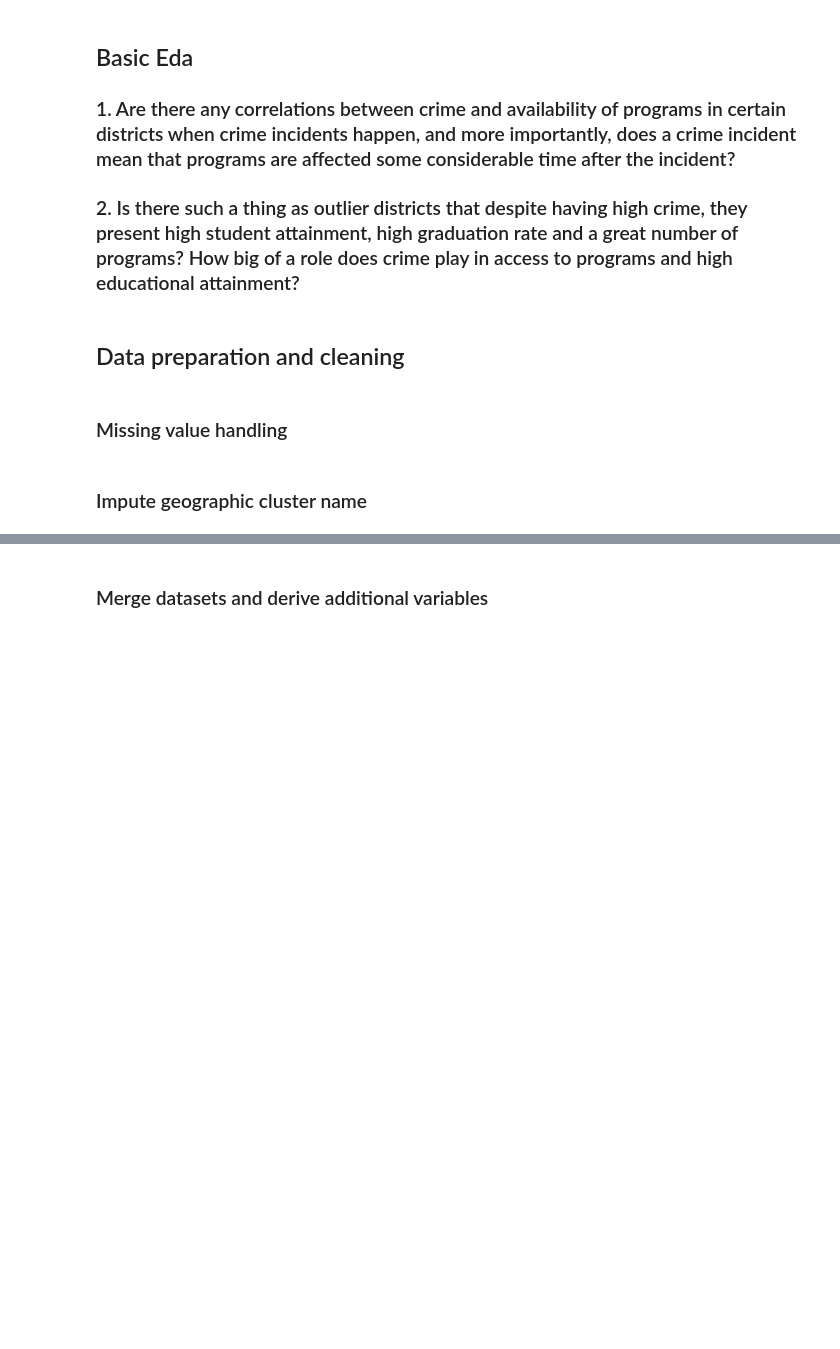
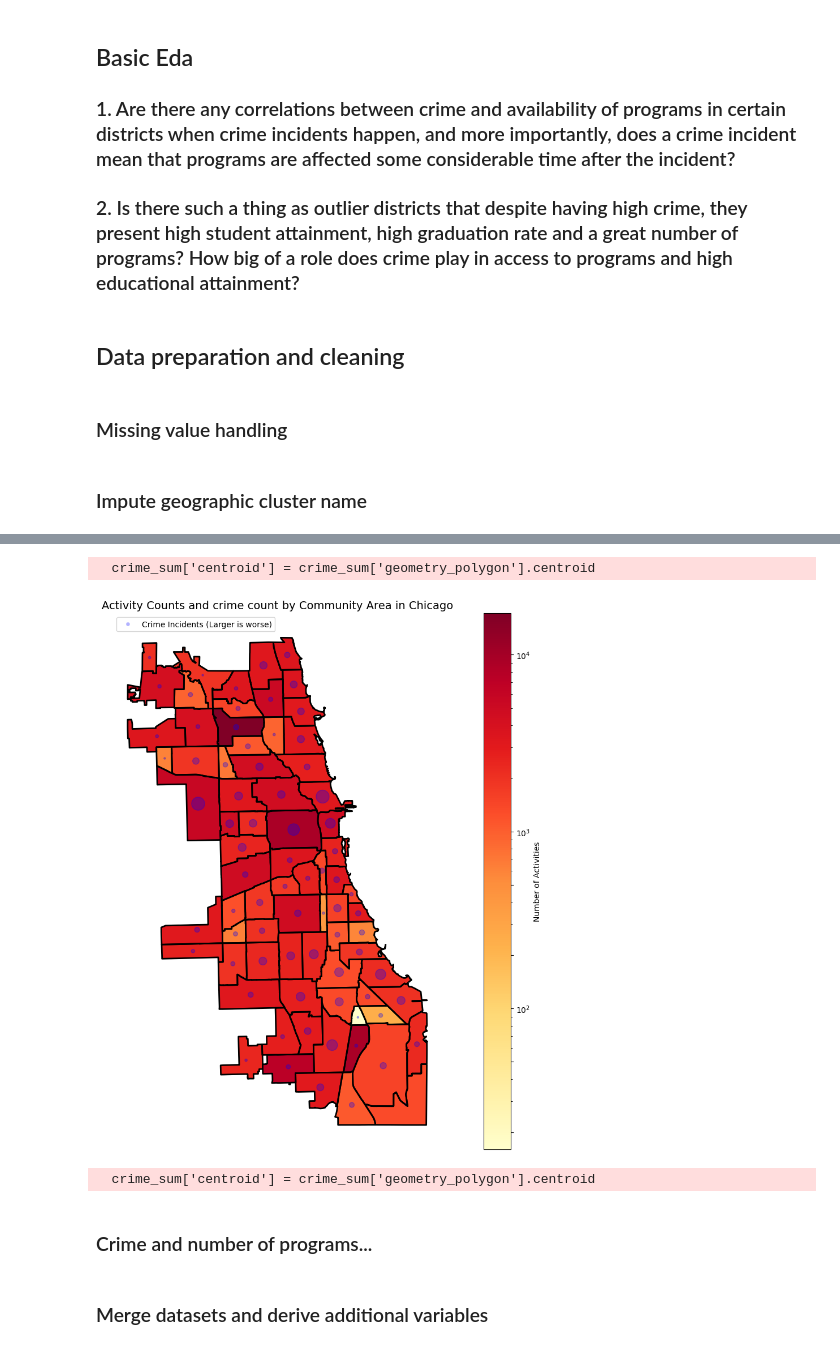
Before and after one commit to haydensterling05/STAT_303-1_Final_Project, a Jupyter notebook: proj.ipynb, the cells around one changed output, grey strips where cells are left out. Saved outputs shown, nothing was run; the diff lists cells and outputs as text; code cells hidden in the pictures; blank space fills up the shorter version.

```diff
--- a/proj.ipynb
+++ b/proj.ipynb
@@ -87,0 +80,63 @@ dtype: object
+# %%
+community_counts = points_with_labels.groupby('community').size().reset_index(name='count')
+
+from shapely import wkt
+community_gdf = community_counts.merge(points_with_labels, how='left', on='community').drop_duplicates(subset='community')[['community', 'count', 'geometry_polygon']]
+community_gdf = gpd.GeoDataFrame(community_gdf, geometry='geometry_polygon')
+
+# Create the plot
+fig, ax = plt.subplots(figsize=(15, 10))
+
+from matplotlib.colors import LogNorm
+
+# Plot the choropleth with logarithmic normalization
+community_gdf.plot(
+    column='count',
+    ax=ax,
+    legend=True,
+    legend_kwds={
+        'label': 'Number of Activities',
+        'orientation': 'vertical',
+        'ticks': [1, 2, 5, 10, 20, 50, 100, 200, 500, 1000, 10000]  # Custom tick locations
+    },
+    missing_kwds={'color': 'lightgrey'},
+    cmap='YlOrRd',
+    norm=LogNorm()
+)
+
+
+geometry = [Point(xy) for xy in zip(crime['longitude'], crime['latitude'])]
+crime_gdf_points = gpd.GeoDataFrame(crime, geometry=geometry)
+crime_gdf_points.set_crs(epsg=4326, inplace=True)
+crime_points_with_labels = gpd.sjoin(crime_gdf_points, shp_file, how='left', predicate='within')
+crime_sum = crime_points_with_labels.groupby('community').size().reset_index(name='count')
+crime_sum = crime_sum.merge(crime_points_with_labels, how='left', on='community').drop_duplicates(subset='community')[['community', 'count', 'geometry_polygon']]
+crime_sum = gpd.GeoDataFrame(crime_sum, geometry='geometry_polygon', crs="EPSG:4326")
+crime_sum['centroid'] = crime_sum['geometry_polygon'].centroid
+crime_sum.set_geometry('centroid',inplace=True)
+crime_sum.plot(
+    ax=ax,
+    color='blue',
+    alpha=0.3,
+    marker='.',
+    markersize=crime_sum['count'] * 20,
+)
+shp_file.plot(ax=ax, facecolor='none', edgecolor='black', linewidth=2)
+from matplotlib.lines import Line2D
+legend_elements = [Line2D([0], [0], marker='.', color='w',
+                         markerfacecolor='blue', markersize=10, alpha=0.3,
+                         label='Crime Incidents (Larger is worse)')]
+ax.legend(handles=legend_elements, loc='upper left')
+plt.title('Activity Counts and crime count by Community Area in Chicago', fontsize=14)
+ax.set_axis_off()
+plt.tight_layout()
+# %% [output]
+  crime_sum['centroid'] = crime_sum['geometry_polygon'].centroid
+[figure, added]
+# %%
+crime_sum = crime_points_with_labels.groupby('community').size().reset_index(name='count')
+crime_sum = crime_sum.merge(crime_points_with_labels, how='left', on='community').drop_duplicates(subset='community')[['community', 'count', 'geometry_polygon']]
+crime_sum = gpd.GeoDataFrame(crime_sum, geometry='geometry_polygon', crs="EPSG:4326")
+crime_sum['centroid'] = crime_sum['geometry_polygon'].centroid
+# %% [output]
+  crime_sum['centroid'] = crime_sum['geometry_polygon'].centroid
@@ -88,2 +148,4 @@ dtype: object
+# %% [markdown]
+### Crime and number of programs...
 # %% [markdown]
 ### Merge datasets and derive additional variables
```
Also changed, not shown: parts of 7 cells of this notebook.
